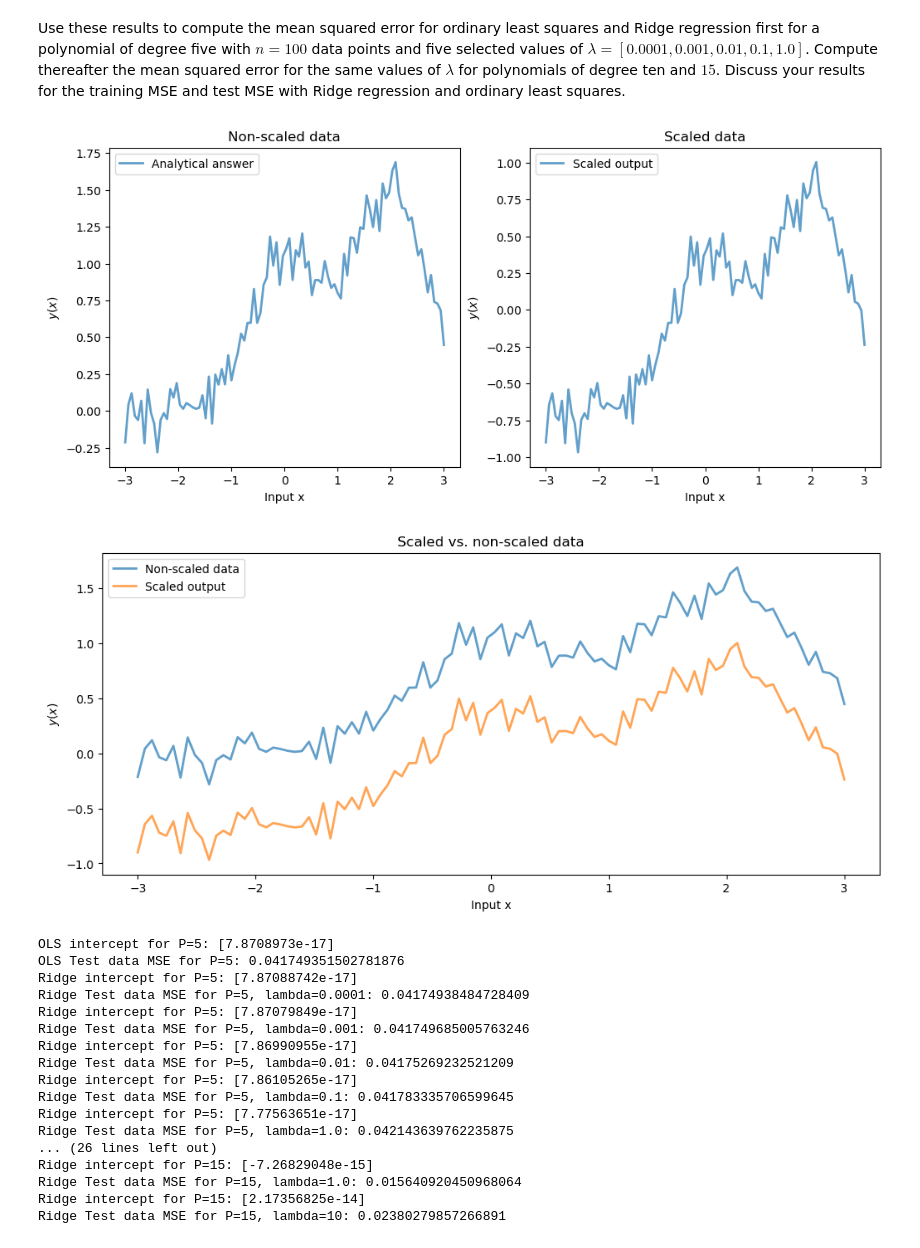
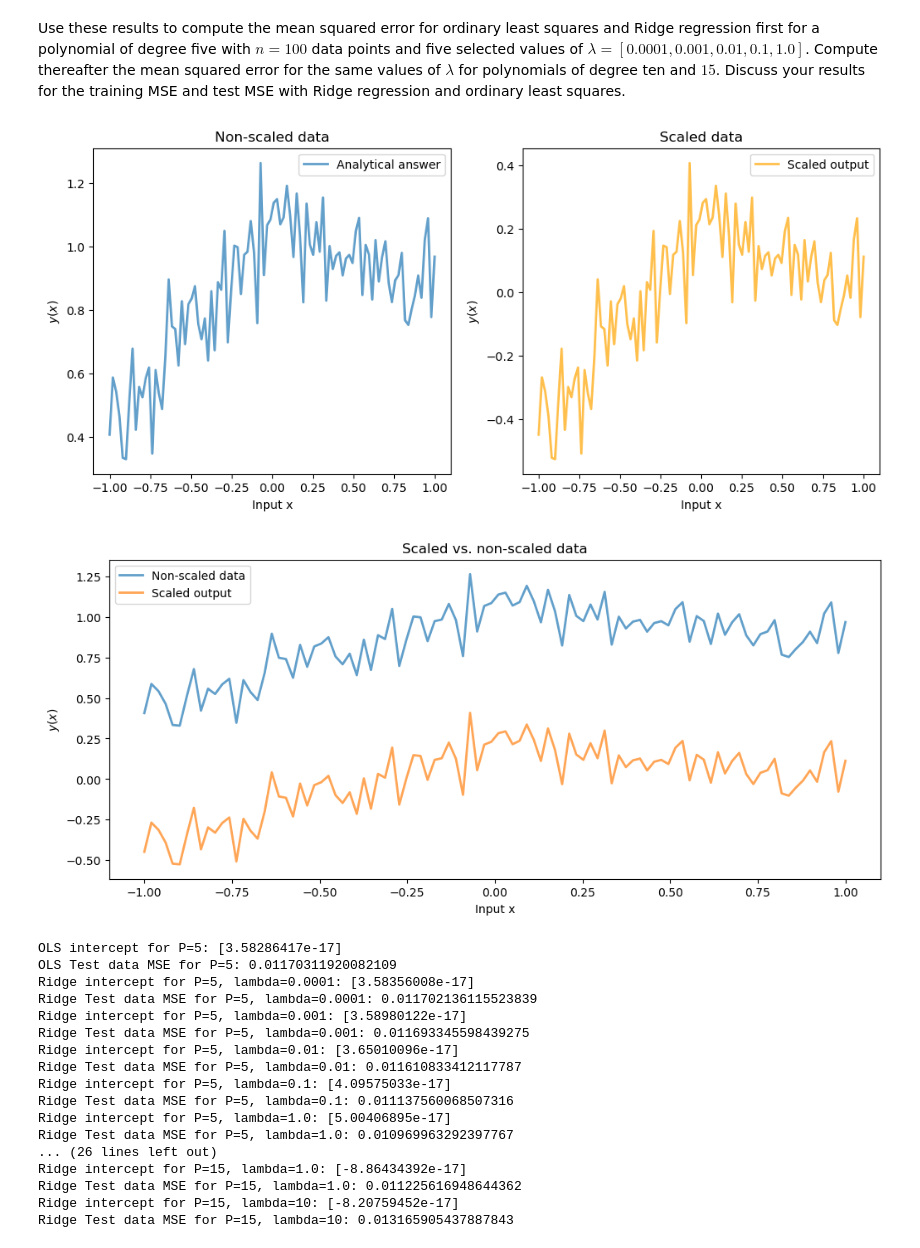
Before and after one commit to ericludvigs/MachineLearning, a Jupyter notebook: work/exercisesweek36.ipynb, the cells around one changed output. Drawn from its saved outputs; the diff is of its cells as text; code cells hidden in the pictures.

```diff
--- a/work/exercisesweek36.ipynb
+++ b/work/exercisesweek36.ipynb
@@ -141,7 +141,8 @@ print(f"number of data points: {n}")
 lambdas = [0.0001, 0.001, 0.01, 0.1, 1.0, 10]
 polynomial_degrees = [5, 10, 15]
 
-x_full = np.linspace(-3, 3, n).reshape(-1, 1)
+x_full = np.linspace(-1, 1, n).reshape(-1, 1)
+print(x_full.shape)
 y_full = np.exp(-x_full**2) + 1.5 * np.exp(-(x_full-2)**2) + np.random.normal(0, 0.1, x_full.shape)
 
 x_train, x_test, y_train, y_test = train_test_split(x_full, y_full, test_size=0.2)
@@ -247,36 +249,37 @@ y_scaled = y_full - y_full_mean
 
 ax2.set_xlabel(r'Input x')
 ax2.set_ylabel(r'$y(x)$')
-ax2.plot(x_scaled, y_scaled, alpha=0.7, lw=2,
+ax2.plot(x_scaled, y_scaled, alpha=0.7, lw=2, c="orange",
             label='Scaled output')
 ax2.legend()
 ax2.set_title(f"Scaled data")
 plt.show()
 
+# new plot
 fig, axes = plt.subplots(1, 1, figsize=(12, 5))
 ax1 = axes
 ax1.set_xlabel(r'Input x')
 ax1.set_ylabel(r'$y(x)$')
 ax1.plot(x_full, y_full, alpha=0.7, lw=2,
             label='Non-scaled data')
 
 x_full_mean = np.mean(x_full)
 y_full_mean = np.mean(y_full)
 
 x_scaled = x_full - x_full_mean
 y_scaled = y_full - y_full_mean
 
 ax1.plot(x_scaled, y_scaled, alpha=0.7, lw=2,
             label='Scaled output')
 
 ax1.legend()
 ax1.set_title(f"Scaled vs. non-scaled data")
 plt.show()
 
 # the only change is in the units on the y axis, which is good
 # %% [output]
-[figure, old version]
+[figure, new version]
-[figure, old version]
+[figure, new version]
 # %%
 train_skl_mses_OLS_list = []
 train_skl_mses_Ridge_list = np.zeros(len(polynomial_degrees))
@@ -337,7 +340,7 @@ for p_index, P in enumerate(polynomial_degrees):
         y_scaler = np.mean(y_train)
         intercept_ridge = y_scaler - X_train_mean@calc_beta_ridge
 
-        print(f"Ridge intercept for P={P}: {intercept_ridge}")
+        print(f"Ridge intercept for P={P}, lambda={lambda_value}: {intercept_ridge}")
 
         # include intercept with predictions
         y_tilde_ridge = linear_prediction(X_train, calc_beta_ridge) + y_scaler
@@ -372,20 +375,20 @@ for p_index, P in enumerate(polynomial_degrees):
 
         lambda_results_dict[f"lambda_{l_index}_test_skl_r2_Ridge_list"] = test_skl_r2_Ridge_list
 # %% [output]
-OLS intercept for P=5: [7.8708973e-17]
-OLS Test data MSE for P=5: 0.041749351502781876
-Ridge intercept for P=5: [7.87088742e-17]
-Ridge Test data MSE for P=5, lambda=0.0001: 0.04174938484728409
-Ridge intercept for P=5: [7.87079849e-17]
-Ridge Test data MSE for P=5, lambda=0.001: 0.041749685005763246
-Ridge intercept for P=5: [7.86990955e-17]
-Ridge Test data MSE for P=5, lambda=0.01: 0.04175269232521209
-Ridge intercept for P=5: [7.86105265e-17]
-Ridge Test data MSE for P=5, lambda=0.1: 0.041783335706599645
-Ridge intercept for P=5: [7.77563651e-17]
-Ridge Test data MSE for P=5, lambda=1.0: 0.042143639762235875
+OLS intercept for P=5: [3.58286417e-17]
+OLS Test data MSE for P=5: 0.01170311920082109
+Ridge intercept for P=5, lambda=0.0001: [3.58356008e-17]
+Ridge Test data MSE for P=5, lambda=0.0001: 0.011702136115523839
+Ridge intercept for P=5, lambda=0.001: [3.58980122e-17]
+Ridge Test data MSE for P=5, lambda=0.001: 0.011693345598439275
+Ridge intercept for P=5, lambda=0.01: [3.65010096e-17]
+Ridge Test data MSE for P=5, lambda=0.01: 0.011610833412117787
+Ridge intercept for P=5, lambda=0.1: [4.09575033e-17]
+Ridge Test data MSE for P=5, lambda=0.1: 0.011137560068507316
+Ridge intercept for P=5, lambda=1.0: [5.00406895e-17]
+Ridge Test data MSE for P=5, lambda=1.0: 0.010969963292397767
 ... (26 lines left out)
-Ridge intercept for P=15: [-7.26829048e-15]
-Ridge Test data MSE for P=15, lambda=1.0: 0.015640920450968064
-Ridge intercept for P=15: [2.17356825e-14]
-Ridge Test data MSE for P=15, lambda=10: 0.02380279857266891
+Ridge intercept for P=15, lambda=1.0: [-8.86434392e-17]
+Ridge Test data MSE for P=15, lambda=1.0: 0.011225616948644362
+Ridge intercept for P=15, lambda=10: [-8.20759452e-17]
+Ridge Test data MSE for P=15, lambda=10: 0.013165905437887843
```
Also changed, not shown: parts of 4 cells of this notebook.
